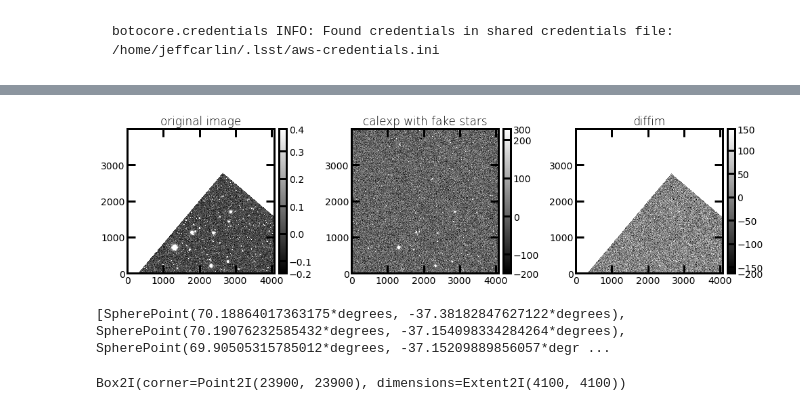
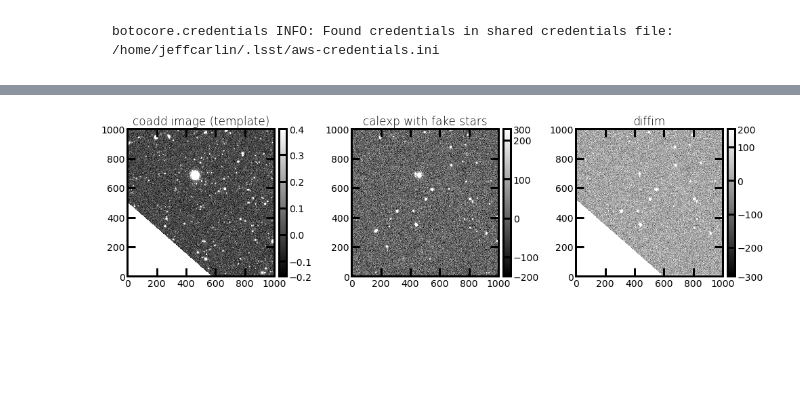
Before and after one commit to rubin-dp0/delegate-contributions-dp01, a Jupyter notebook: diff_im/diff_im_test.ipynb, the cells around one changed output, grey strips where cells are left out. Cells and saved outputs as stored; diff of their text form; code cells hidden in the pictures; blank space fills up the shorter version.

Commit message:
Working diffim notebook using imageDifferenceTask

```diff
--- a/diff_im/diff_im_test.ipynb
+++ b/diff_im/diff_im_test.ipynb
@@ -75,7 +75,7 @@ botocore.credentials INFO: Found credentials in shared credentials file: /home/j
 # %%
 # Central (RA, Dec) position (in degrees) at which to insert stars:
 racen = 70.1
-deccen = -37.25
+deccen = -37.15
 
 # Place all the fake stars within `scatter_arcmin` arcminutes of the center coordinate:
 scatter_arcmin = 1.0
@@ -431,63 +418,40 @@ params = {'axes.labelsize': 14,
           'axes.labelweight': 3,
           'axes.titleweight': 3,
           'ytick.major.width': 3,
           'ytick.minor.width': 2,
           'ytick.major.size': 12,
           'ytick.minor.size': 6,
           'ytick.direction': 'in',
           'ytick.right': True,
           'figure.figsize': [9, 9],
           'figure.facecolor': 'White'
           }
 
 plt.rcParams.update(params)
 fig, ax = plt.subplots(1, 3, figsize=(14, 11))
 plt.sca(ax[0])  # set the first axis as current
 display1 = afwDisplay.Display(frame=fig)
 display1.scale('linear', 'zscale')
 #display1.mtv(calexp_orig_i.image)
-display1.mtv(result.warpedExposure.image)
-plt.title('original image')
-#plt.xlim(500, 2000)
-#plt.ylim(500, 2000)
+display1.mtv(res.warpedExposure.image)
+plt.title('coadd image (template)')
+plt.xlim(0, 1000)
+plt.ylim(0, 1000)
 plt.sca(ax[1])  # set the second axis as current
 display2 = afwDisplay.Display(frame=fig)
 display2.scale('linear', 'zscale')
 display2.mtv(calexp_new_i.image)
 plt.title('calexp with fake stars')
-#plt.xlim(500, 2000)
-#plt.ylim(500, 2000)
+plt.xlim(0, 1000)
+plt.ylim(0, 1000)
 plt.sca(ax[2])  # set the second axis as current
 display3 = afwDisplay.Display(frame=fig)
 display3.scale('linear', 'zscale')
-display3.mtv(result.subtractedExposure.image)
-#plt.xlim(500, 2000)
-#plt.ylim(500, 2000)
+display3.mtv(res.subtractedExposure.image)
+plt.xlim(0, 1000)
+plt.ylim(0, 1000)
 plt.title('diffim')
 plt.tight_layout()
 plt.show()
 # %% [output]
-[figure, old version]
+[figure, new version]
-# %%
-www = templateExposure.getWcs()
-bb = templateExposure.getBBox()
-
-#print(www)
-
-#x0 = templateExposure.getX0()
-#y0 = templateExposure.getY0()
-
-corners=[]
-corners.append(www.pixelToSky(bb.beginX, bb.beginY))
-corners.append(www.pixelToSky(bb.beginX, bb.endY))
-corners.append(www.pixelToSky(bb.endX, bb.endY))
-corners.append(www.pixelToSky(bb.endX, bb.beginY))
-print(corners)
-
-#www.pixelToSky(templateExposure.getX0(), templateExposure.getY0())
-# %% [output]
-[SpherePoint(70.18864017363175*degrees, -37.38182847627122*degrees), SpherePoint(70.19076232585432*degrees, -37.154098334284264*degrees), SpherePoint(69.90505315785012*degrees, -37.15209889856057*degr ...
-# %%
-www.
-# %% [output]
-Box2I(corner=Point2I(23900, 23900), dimensions=Extent2I(4100, 4100))
```
Also changed, not shown: parts of 29 cells of this notebook.
